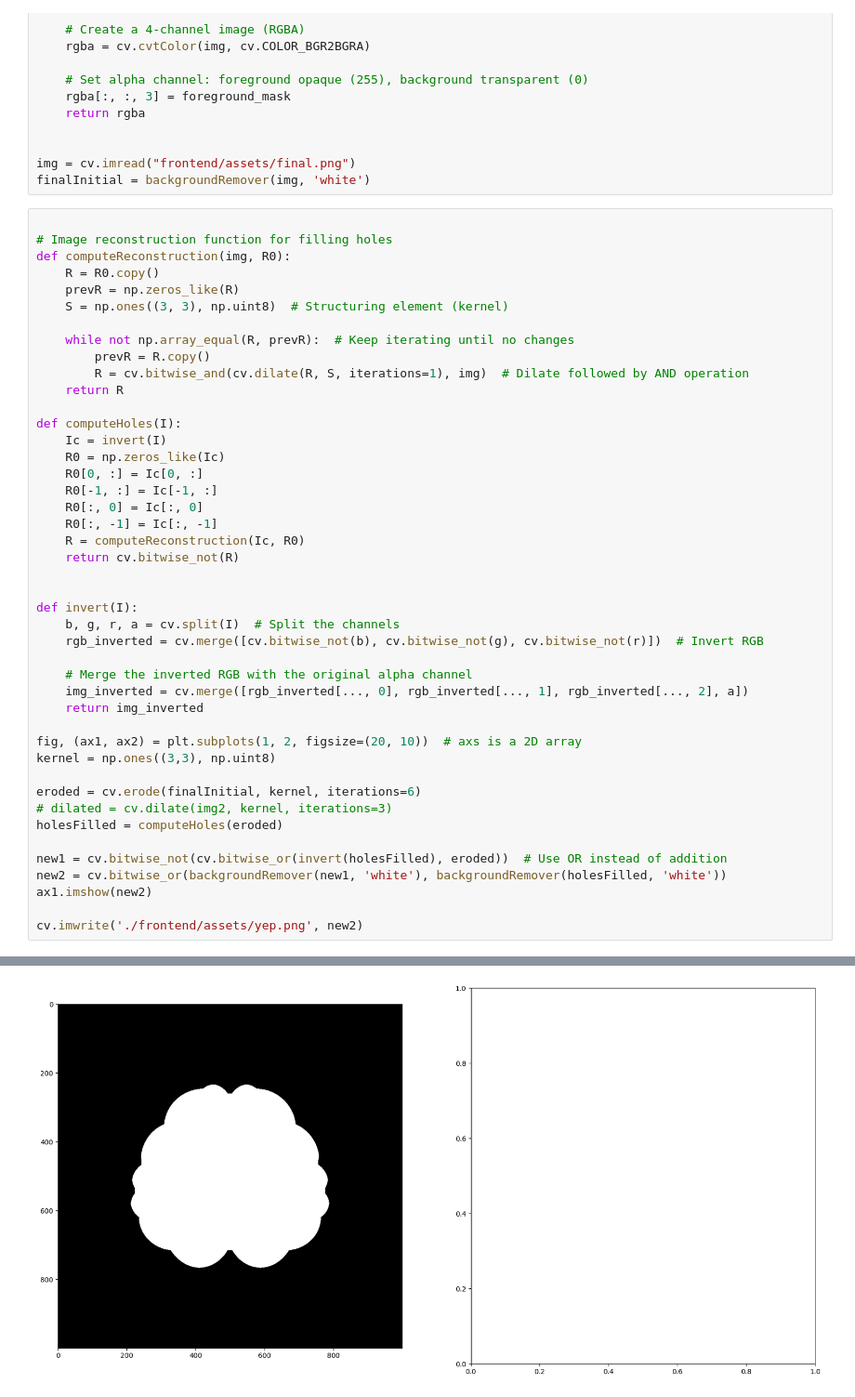
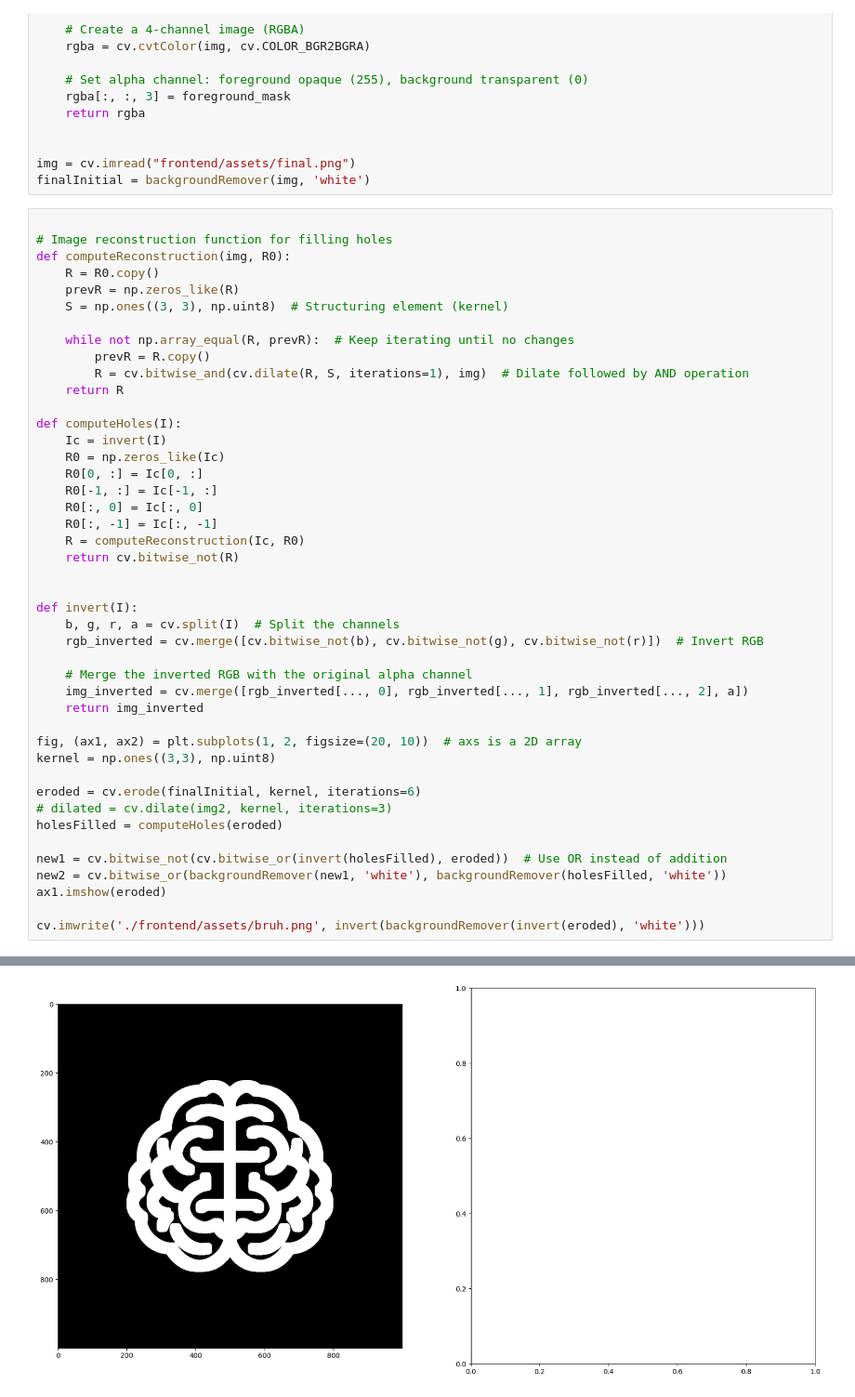
Before and after one commit to max-baydoun/StudyBuilder, a Jupyter notebook: imageModify.ipynb, the cells around one changed output, grey strips where cells are left out. Shown: that part at 93% size. Cells and saved outputs as stored; diff of their text form.

```diff
--- a/imageModify.ipynb
+++ b/imageModify.ipynb
@@ -49,33 +49,33 @@ def computeHoles(I):
     Ic = invert(I)
     R0 = np.zeros_like(Ic)
     R0[0, :] = Ic[0, :]
     R0[-1, :] = Ic[-1, :]
     R0[:, 0] = Ic[:, 0]
     R0[:, -1] = Ic[:, -1]
     R = computeReconstruction(Ic, R0)
     return cv.bitwise_not(R)
 
 
 def invert(I):
     b, g, r, a = cv.split(I)  # Split the channels
     rgb_inverted = cv.merge([cv.bitwise_not(b), cv.bitwise_not(g), cv.bitwise_not(r)])  # Invert RGB
 
     # Merge the inverted RGB with the original alpha channel
     img_inverted = cv.merge([rgb_inverted[..., 0], rgb_inverted[..., 1], rgb_inverted[..., 2], a])
     return img_inverted
 
 fig, (ax1, ax2) = plt.subplots(1, 2, figsize=(20, 10))  # axs is a 2D array
 kernel = np.ones((3,3), np.uint8)
 
 eroded = cv.erode(finalInitial, kernel, iterations=6)
 # dilated = cv.dilate(img2, kernel, iterations=3)
 holesFilled = computeHoles(eroded)
 
 new1 = cv.bitwise_not(cv.bitwise_or(invert(holesFilled), eroded))  # Use OR instead of addition
 new2 = cv.bitwise_or(backgroundRemover(new1, 'white'), backgroundRemover(holesFilled, 'white'))
-ax1.imshow(new2)
+ax1.imshow(eroded)
 
-cv.imwrite('./frontend/assets/yep.png', new2)
+cv.imwrite('./frontend/assets/bruh.png', invert(backgroundRemover(invert(eroded), 'white')))
 # %% [output]
 True
-[figure, old version]
+[figure, new version]
```
Also changed, not shown: 7 other files.
